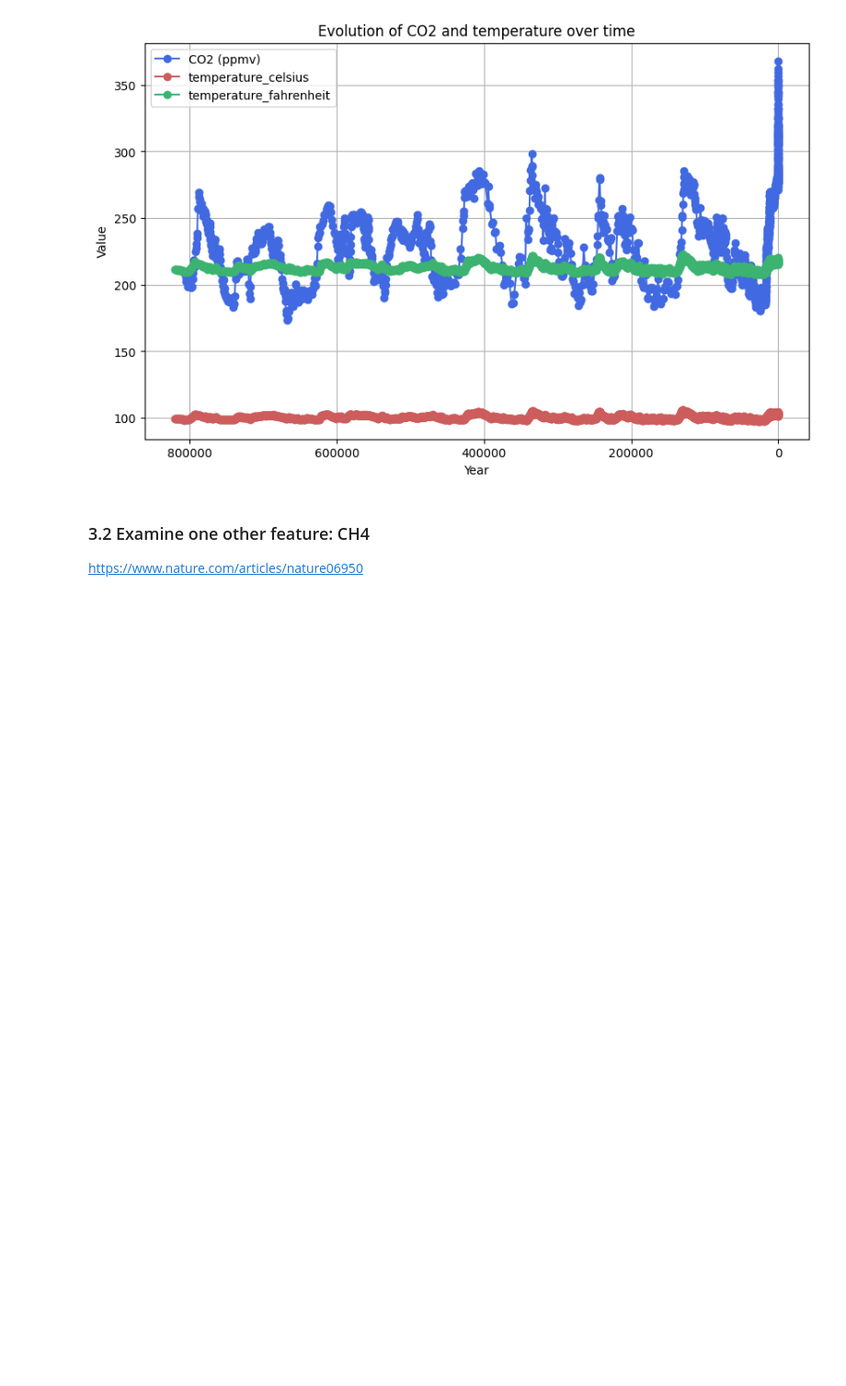
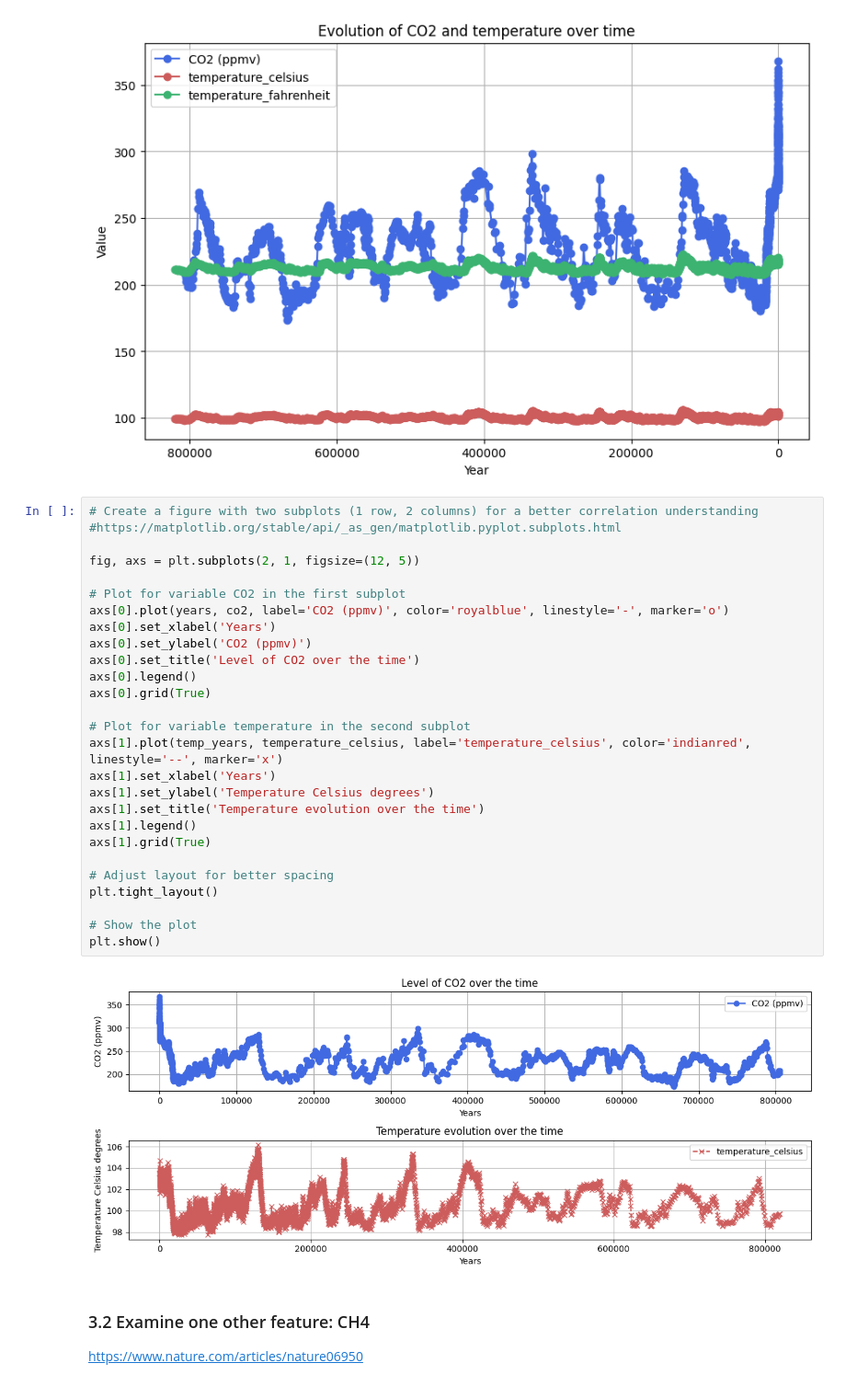
Before and after one commit to StefaniaVerduga/PfDA-project-2, a Jupyter notebook: PfDA-project-2.ipynb, the cells around one changed output. Shown at 92% size. Saved outputs shown, nothing was run; the diff lists cells and outputs as text; blank space fills up the shorter version.

Commit message:
Added few more plots for a better understanding

```diff
--- a/PfDA-project-2.ipynb
+++ b/PfDA-project-2.ipynb
@@ -160,6 +160,35 @@ plt.gca().invert_xaxis()
 plt.show()
 # %% [output]
 [figure]
+# %%
+# Create a figure with two subplots (1 row, 2 columns) for a better correlation understanding
+#https://matplotlib.org/stable/api/_as_gen/matplotlib.pyplot.subplots.html
+
+fig, axs = plt.subplots(2, 1, figsize=(12, 5))
+
+# Plot for variable CO2 in the first subplot
+axs[0].plot(years, co2, label='CO2 (ppmv)', color='royalblue', linestyle='-', marker='o')
+axs[0].set_xlabel('Years')
+axs[0].set_ylabel('CO2 (ppmv)')
+axs[0].set_title('Level of CO2 over the time')
+axs[0].legend()
+axs[0].grid(True)
+
+# Plot for variable temperature in the second subplot
+axs[1].plot(temp_years, temperature_celsius, label='temperature_celsius', color='indianred', linestyle='--', marker='x')
+axs[1].set_xlabel('Years')
+axs[1].set_ylabel('Temperature Celsius degrees')
+axs[1].set_title('Temperature evolution over the time')
+axs[1].legend()
+axs[1].grid(True)
+
+# Adjust layout for better spacing
+plt.tight_layout()
+
+# Show the plot
+plt.show()
+# %% [output]
+[figure, added]
 # %% [markdown]
 ### 3.2 Examine one other feature: CH4
 https://www.nature.com/articles/nature06950
```
Also changed, not shown: parts of 1 cell of this notebook, 2 other files.
